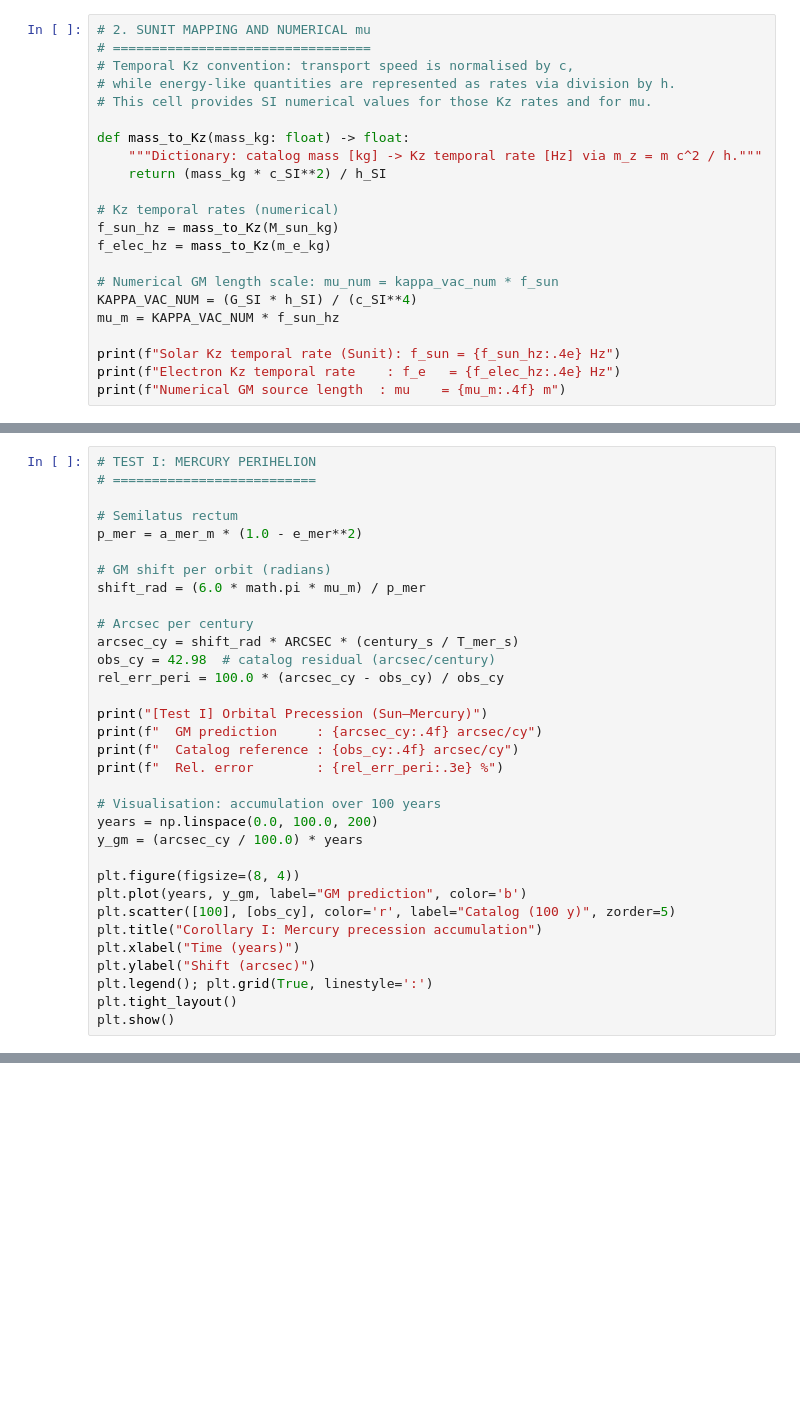
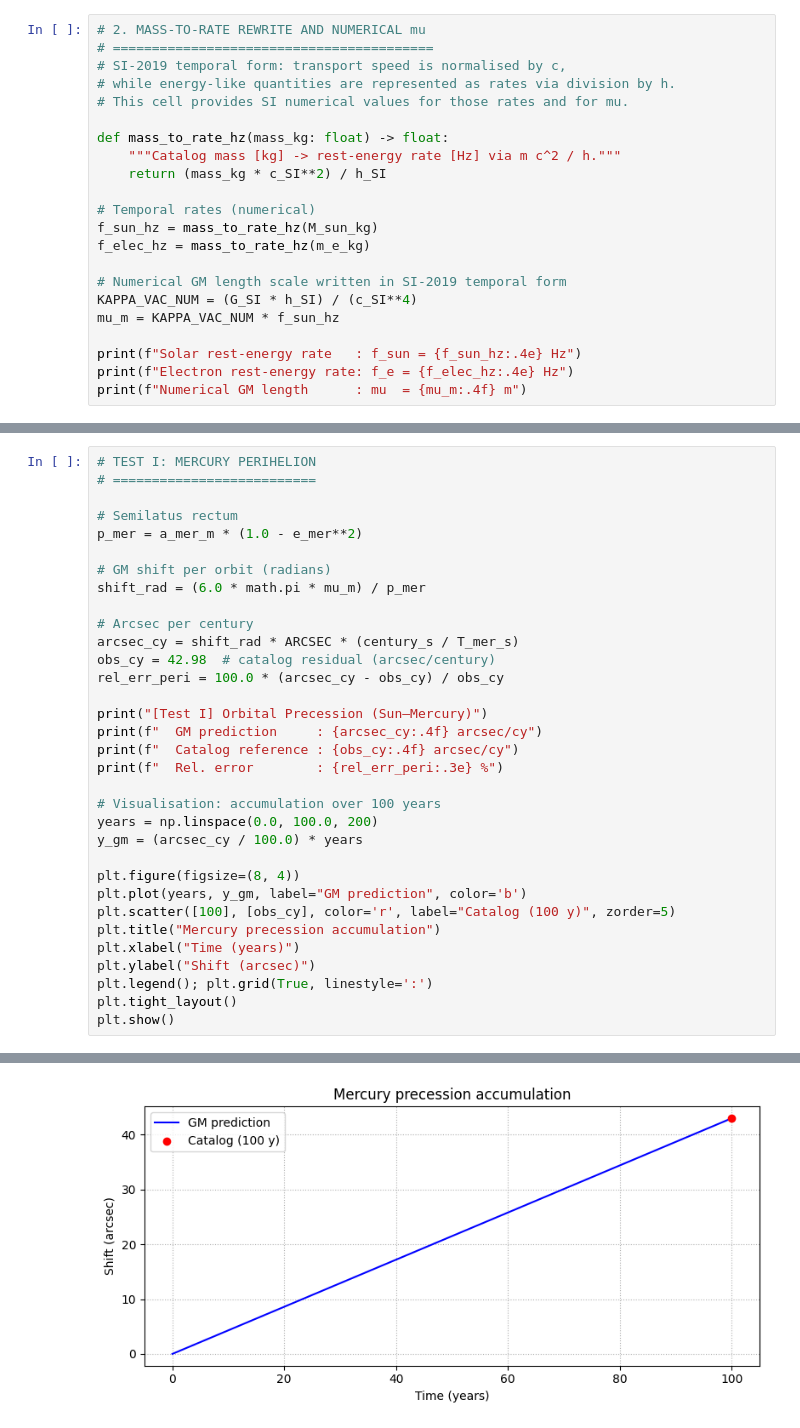
Before and after one commit to rpoyau/general-mechanics, a Jupyter notebook: notebooks/gm-tests.ipynb, the cells around one changed output, grey strips where cells are left out. Cells and saved outputs as stored; diff of their text form; blank space fills up the shorter version.

```diff
--- a/notebooks/gm-tests.ipynb
+++ b/notebooks/gm-tests.ipynb
@@ -101,22 +116,22 @@ print("SI-2018 numerical environment initialised.")
 # %%
-# 2. SUNIT MAPPING AND NUMERICAL mu
-# =================================
-# Temporal Kz convention: transport speed is normalised by c,
+# 2. MASS-TO-RATE REWRITE AND NUMERICAL mu
+# =========================================
+# SI-2019 temporal form: transport speed is normalised by c,
 # while energy-like quantities are represented as rates via division by h.
-# This cell provides SI numerical values for those Kz rates and for mu.
+# This cell provides SI numerical values for those rates and for mu.
 
-def mass_to_Kz(mass_kg: float) -> float:
-    """Dictionary: catalog mass [kg] -> Kz temporal rate [Hz] via m_z = m c^2 / h."""
+def mass_to_rate_hz(mass_kg: float) -> float:
+    """Catalog mass [kg] -> rest-energy rate [Hz] via m c^2 / h."""
     return (mass_kg * c_SI**2) / h_SI
 
-# Kz temporal rates (numerical)
-f_sun_hz = mass_to_Kz(M_sun_kg)
-f_elec_hz = mass_to_Kz(m_e_kg)
+# Temporal rates (numerical)
+f_sun_hz = mass_to_rate_hz(M_sun_kg)
+f_elec_hz = mass_to_rate_hz(m_e_kg)
 
-# Numerical GM length scale: mu_num = kappa_vac_num * f_sun
+# Numerical GM length scale written in SI-2019 temporal form
 KAPPA_VAC_NUM = (G_SI * h_SI) / (c_SI**4)
 mu_m = KAPPA_VAC_NUM * f_sun_hz
 
-print(f"Solar Kz temporal rate (Sunit): f_sun = {f_sun_hz:.4e} Hz")
-print(f"Electron Kz temporal rate    : f_e   = {f_elec_hz:.4e} Hz")
-print(f"Numerical GM source length  : mu    = {mu_m:.4f} m")
+print(f"Solar rest-energy rate   : f_sun = {f_sun_hz:.4e} Hz")
+print(f"Electron rest-energy rate: f_e = {f_elec_hz:.4e} Hz")
+print(f"Numerical GM length      : mu  = {mu_m:.4f} m")
@@ -199,9 +216,10 @@ y_gm = (arcsec_cy / 100.0) * years
 plt.figure(figsize=(8, 4))
 plt.plot(years, y_gm, label="GM prediction", color='b')
 plt.scatter([100], [obs_cy], color='r', label="Catalog (100 y)", zorder=5)
-plt.title("Corollary I: Mercury precession accumulation")
+plt.title("Mercury precession accumulation")
 plt.xlabel("Time (years)")
 plt.ylabel("Shift (arcsec)")
 plt.legend(); plt.grid(True, linestyle=':')
 plt.tight_layout()
 plt.show()
+# %% [output]
@@ -208,3 +230,4 @@ plt.show()
+[figure, added]
 # %% [markdown]
 ### Corollary II — Light Deflection (Amplitude)
 
```
Also changed, not shown: parts of 21 cells of this notebook, 1 other file.
